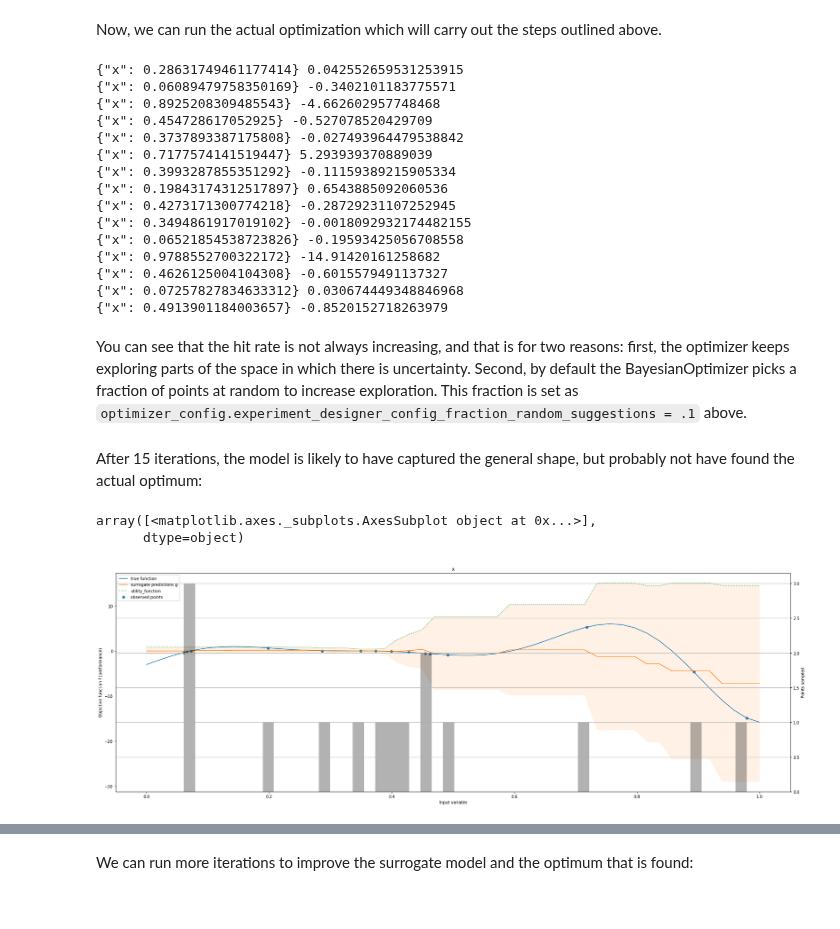
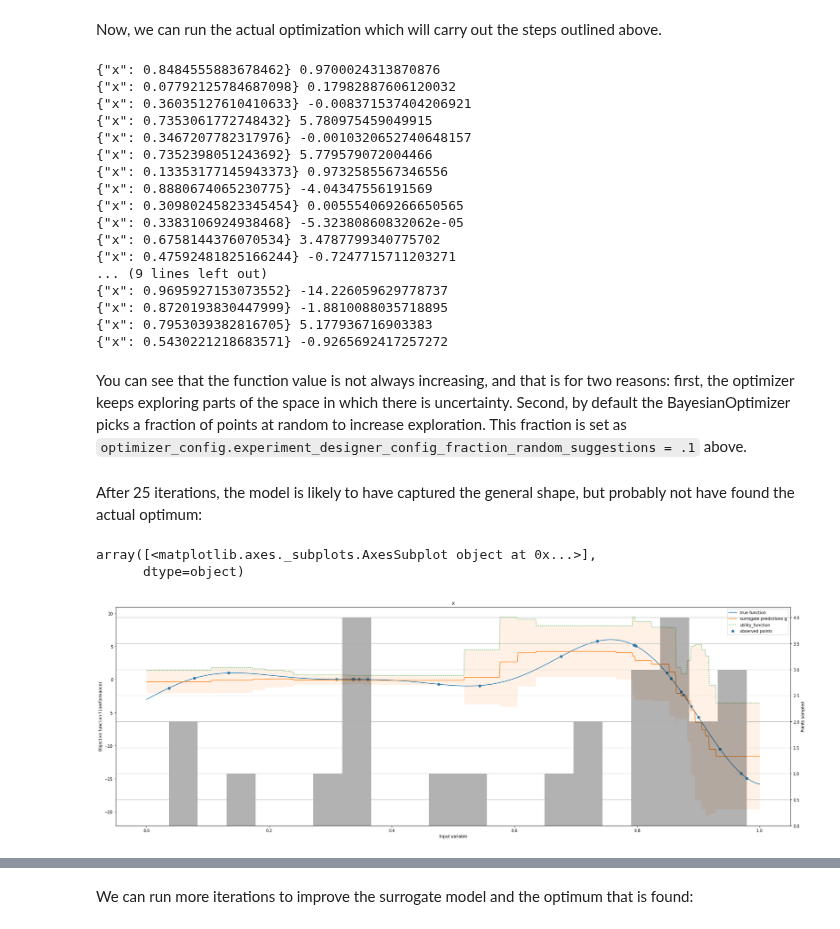
Before and after one commit to byte-sculptor/mlos_v2, a Jupyter notebook: source/Mlos.Notebooks/BayesianOptimization.ipynb, the cells around one changed output, grey strips where cells are left out. Saved outputs shown, nothing was run; the diff lists cells and outputs as text; code cells hidden in the pictures.

```diff
--- a/source/Mlos.Notebooks/BayesianOptimization.ipynb
+++ b/source/Mlos.Notebooks/BayesianOptimization.ipynb
@@ -41,8 +40,9 @@ In a real use case for global optimization, the function we want to optimize is
 
 In this synthetic example, we actually know the function, so we can just plot it for illustration purposes:
 # %%
+plt.figure(figsize=(30,10))
 # define a domain to evaluate
-line = np.linspace(0, 1)
+line = np.linspace(0, 1, 1000)
 # evaluate function
 values = f(line)
 # plot function
@@ -132,73 +136,82 @@ Now, we can run the actual optimization which will carry out the steps outlined
 # %%
 def run_optimization(optimizer):
 
+    # SUGGEST
+    #
     suggested_value = optimizer.suggest()
     input_values_df = suggested_value.to_dataframe()
+
+    # EVALUATE
+    #
     target_value = f(suggested_value['x'])
+    target_values_df = pd.DataFrame({'function_value': [target_value]})
 
+    # REGISTER
+    #
     print(suggested_value, target_value)
-
-    target_values_df = pd.DataFrame({'function_value': [target_value]})
     optimizer.register(input_values_df, target_values_df)
 
-# run for some iterations
-n_iterations = 15
+# Run for some iterations.
+#
+n_iterations = 25
 for i in range(n_iterations):
     run_optimization(optimizer)
 # %% [output]
-{"x": 0.28631749461177414} 0.042552659531253915
-{"x": 0.06089479758350169} -0.3402101183775571
-{"x": 0.8925208309485543} -4.662602957748468
-{"x": 0.454728617052925} -0.527078520429709
-{"x": 0.3737893387175808} -0.027493964479538842
-{"x": 0.7177574141519447} 5.293939370889039
-{"x": 0.3993287855351292} -0.11159389215905334
-{"x": 0.19843174312517897} 0.6543885092060536
-{"x": 0.4273171300774218} -0.28729231107252945
-{"x": 0.3494861917019102} -0.0018092932174482155
-{"x": 0.06521854538723826} -0.19593425056708558
-{"x": 0.9788552700322172} -14.91420161258682
-{"x": 0.4626125004104308} -0.6015579491137327
-{"x": 0.07257827834633312} 0.030674449348846968
-{"x": 0.4913901184003657} -0.8520152718263979
+{"x": 0.8484555883678462} 0.9700024313870876
+{"x": 0.07792125784687098} 0.17982887606120032
+{"x": 0.36035127610410633} -0.008371537404206921
+{"x": 0.7353061772748432} 5.780975459049915
+{"x": 0.3467207782317976} -0.0010320652740648157
+{"x": 0.7352398051243692} 5.779579072004466
+{"x": 0.13353177145943373} 0.9732585567346556
+{"x": 0.8880674065230775} -4.04347556191569
+{"x": 0.30980245823345454} 0.005554069266650565
+{"x": 0.3383106924938468} -5.32380860832062e-05
+{"x": 0.6758144376070534} 3.4787799340775702
+{"x": 0.47592481825166244} -0.7247715711203271
+... (9 lines left out)
+{"x": 0.9695927153073552} -14.226059629778737
+{"x": 0.8720193830447999} -1.8810088035718895
+{"x": 0.7953039382816705} 5.177936716903383
+{"x": 0.5430221218683571} -0.9265692417257272
 # %% [markdown]
-You can see that the hit rate is not always increasing, and that is for two reasons: first, the optimizer keeps exploring parts of the space in which there is uncertainty. Second, by default the BayesianOptimizer picks a fraction of points at random to increase exploration. This fraction is set as ``optimizer_config.experiment_designer_config_fraction_random_suggestions = .1`` above.
+You can see that the function value is not always increasing, and that is for two reasons: first, the optimizer keeps exploring parts of the space in which there is uncertainty. Second, by default the BayesianOptimizer picks a fraction of points at random to increase exploration. This fraction is set as ``optimizer_config.experiment_designer_config_fraction_random_suggestions = .1`` above.
 # %% [markdown]
-After 15 iterations, the model is likely to have captured the general shape, but probably not have found the actual optimum:
+After 25 iterations, the model is likely to have captured the general shape, but probably not have found the actual optimum:
 # %%
 surrogate_predictions = optimizer.predict(pd.DataFrame({'x': line})).get_dataframe()
 feature_values, target_values = optimizer.get_all_observations()
 
 plt.figure(figsize=(30,10))
 plt.scatter(feature_values, target_values, label='observed points')
 
 # plot true function (usually unknown)
 #
 plt.plot(line, values, label='true function')
 
 # plot the surrogate
 #
 alpha = optimizer_config.experiment_designer_config.confidence_bound_utility_function_config.alpha
 t_values = t.ppf(1 - alpha / 2.0, surrogate_predictions['predicted_value_degrees_of_freedom'])
 ci_radii = t_values * np.sqrt(surrogate_predictions['predicted_value_variance'])
 value = surrogate_predictions['predicted_value']
 plt.plot(line, value, label='surrogate predictions g')
 plt.fill_between(line, value - ci_radii, value + ci_radii, alpha=.1)
 plt.plot(line, optimizer.experiment_designer.utility_function(pd.DataFrame({'x': line})), ':', label='utility_function')
 plt.ylabel("Objective function f (performance)")
 plt.xlabel("Input variable")
 plt.legend()
 
 # Let's add a histogram to show the frequency with which we queried x's.
 #
 ax = plt.gca()
 bins_axes = ax.twinx()
 bins_axes.set_ylabel("Points sampled")
-feature_values.hist(bins=50, ax=bins_axes, alpha=.3, color='k', label="count of querry points")
+feature_values.hist(bins=20, ax=bins_axes, alpha=.3, color='k', label="count of querry points")
 # %% [output]
 array([<matplotlib.axes._subplots.AxesSubplot object at 0x...>],
       dtype=object)
-[figure, old version]
+[figure, new version]
 # %%
 from mlos.Optimizers.OptimumDefinition import OptimumDefinition
 
```
Also changed, not shown: parts of 6 cells of this notebook.
